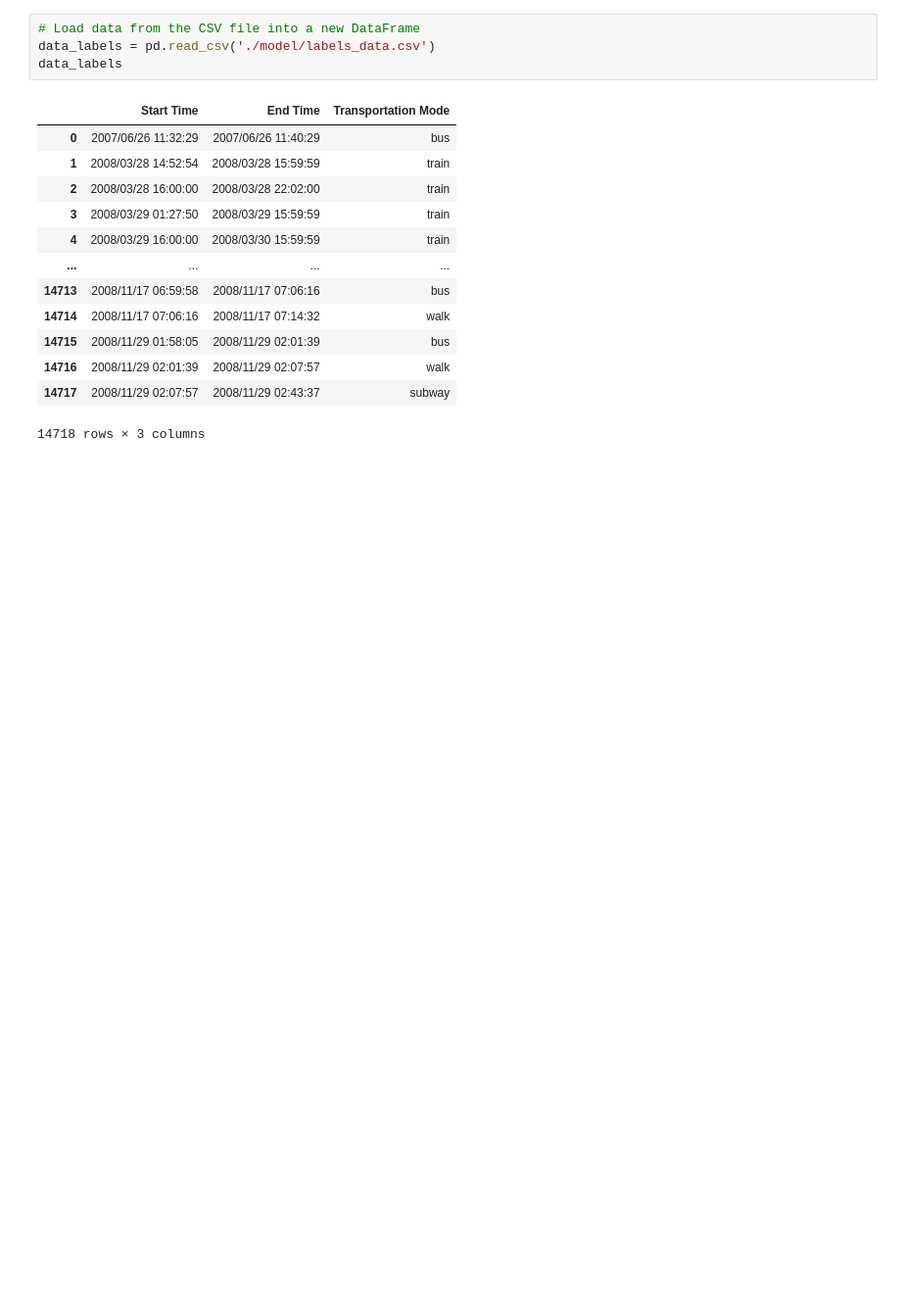
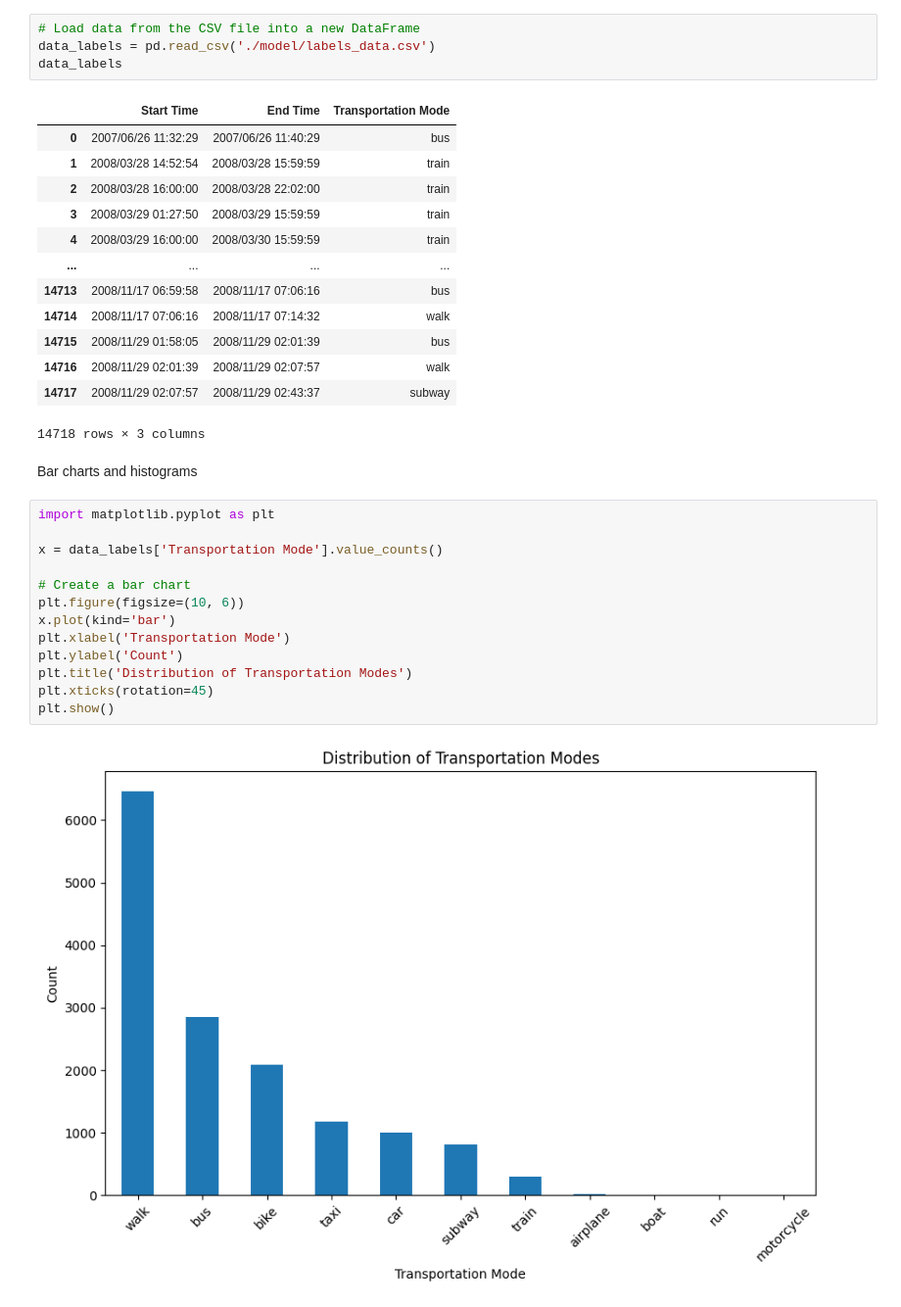
Before and after one commit to HrcanJan/GPS_analysis, a Jupyter notebook: DP Projekt/main.ipynb, the cells around one changed output. Shown: that part at 98% size. Drawn from its saved outputs; the diff is of its cells as text; blank space fills up the shorter version.

Commit message:
feat: plot distribution of transportation modes

```diff
--- a/DP Projekt/main.ipynb
+++ b/DP Projekt/main.ipynb
@@ -40,3 +40,20 @@ data_labels
 | 14716 | 2008/11/29 02:01:39 | 2008/11/29 02:07:57 | walk |
 | 14717 | 2008/11/29 02:07:57 | 2008/11/29 02:43:37 | subway |
 14718 rows × 3 columns
+# %% [markdown]
+Bar charts and histograms
+# %%
+import matplotlib.pyplot as plt
+
+x = data_labels['Transportation Mode'].value_counts()
+
+# Create a bar chart
+plt.figure(figsize=(10, 6))
+x.plot(kind='bar')
+plt.xlabel('Transportation Mode')
+plt.ylabel('Count')
+plt.title('Distribution of Transportation Modes')
+plt.xticks(rotation=45)
+plt.show()
+# %% [output]
+[figure, added]
```
Also changed, not shown: 1 other file.
